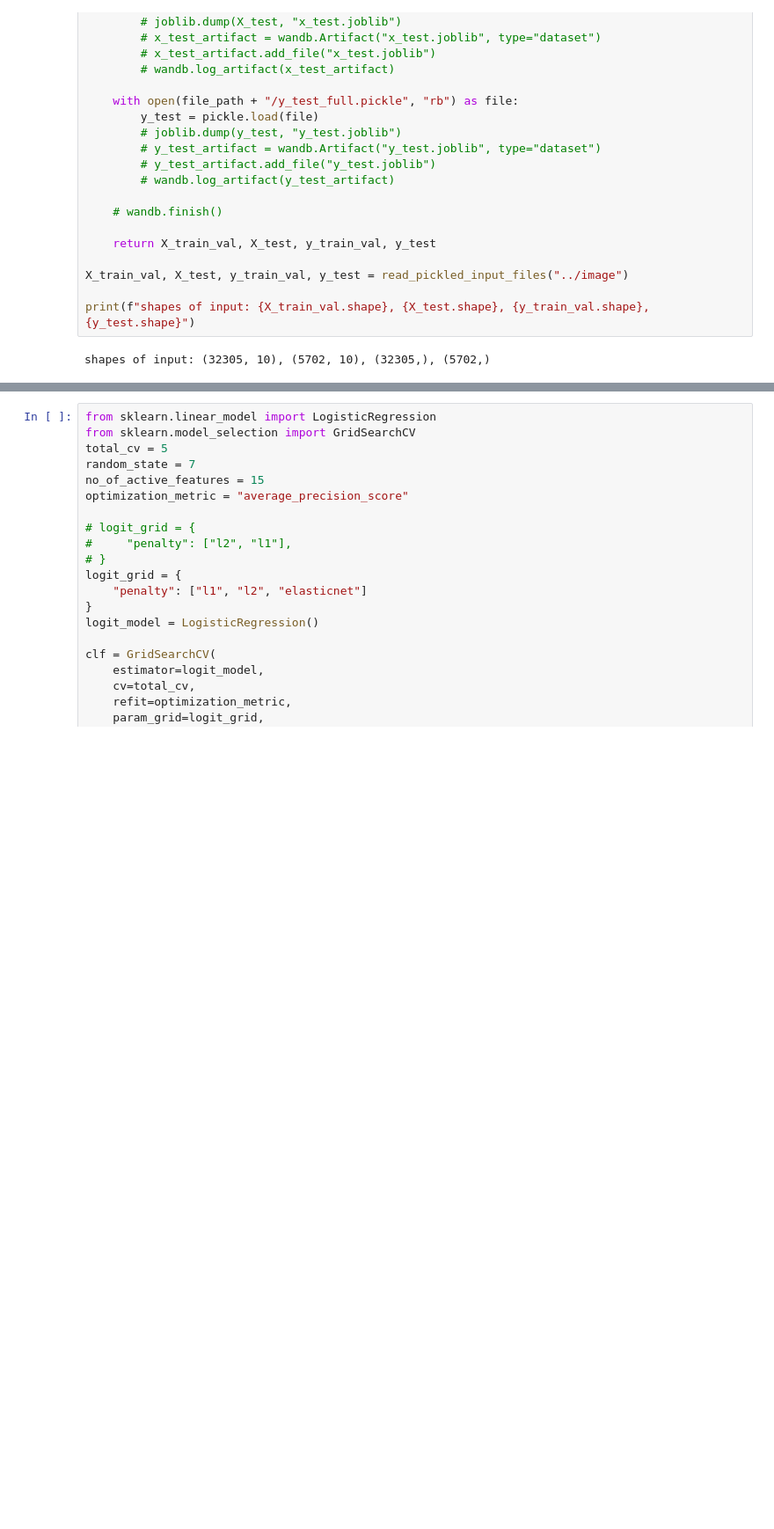
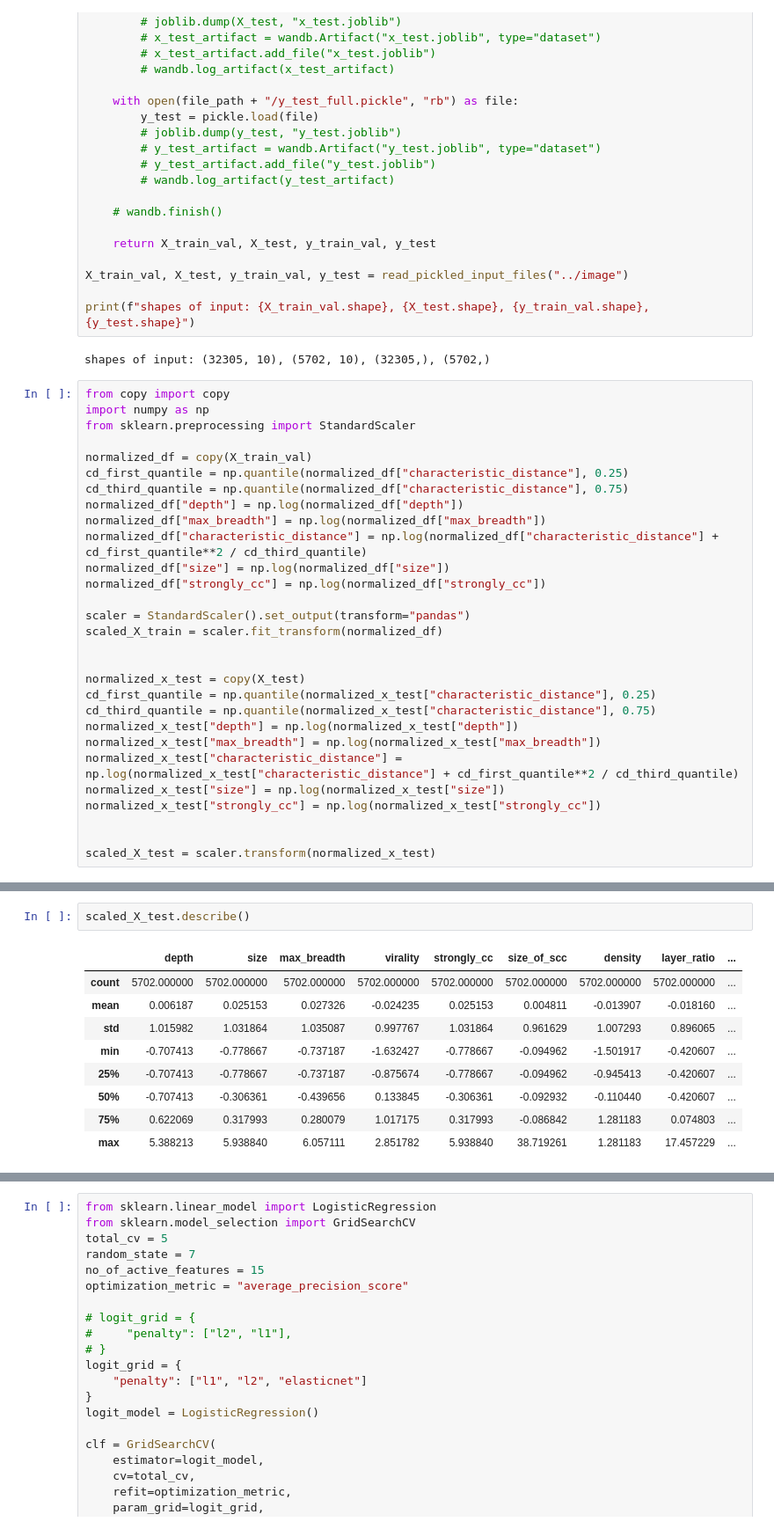
Before and after one commit to istiyaksiddiquee/thesis-work, a Jupyter notebook: RQ2/analysis/analysis.ipynb, the cells around one changed output, grey strips where cells are left out. Shown at 88% size. Cells and saved outputs as stored; diff of their text form; blank space fills up the shorter version.

```diff
--- a/RQ2/analysis/analysis.ipynb
+++ b/RQ2/analysis/analysis.ipynb
@@ -167,6 +167,35 @@ X_train_val, X_test, y_train_val, y_test = read_pickled_input_files("../image")
 print(f"shapes of input: {X_train_val.shape}, {X_test.shape}, {y_train_val.shape}, {y_test.shape}")
 # %% [output]
 shapes of input: (32305, 10), (5702, 10), (32305,), (5702,)
+# %%
+from copy import copy
+import numpy as np
+from sklearn.preprocessing import StandardScaler
+
+normalized_df = copy(X_train_val)
+cd_first_quantile = np.quantile(normalized_df["characteristic_distance"], 0.25)
+cd_third_quantile = np.quantile(normalized_df["characteristic_distance"], 0.75)
+normalized_df["depth"] = np.log(normalized_df["depth"])
+normalized_df["max_breadth"] = np.log(normalized_df["max_breadth"])
+normalized_df["characteristic_distance"] = np.log(normalized_df["characteristic_distance"] + cd_first_quantile**2 / cd_third_quantile)
+normalized_df["size"] = np.log(normalized_df["size"])
+normalized_df["strongly_cc"] = np.log(normalized_df["strongly_cc"])
+
+scaler = StandardScaler().set_output(transform="pandas")
+scaled_X_train = scaler.fit_transform(normalized_df)
+
+
+normalized_x_test = copy(X_test)
+cd_first_quantile = np.quantile(normalized_x_test["characteristic_distance"], 0.25)
+cd_third_quantile = np.quantile(normalized_x_test["characteristic_distance"], 0.75)
+normalized_x_test["depth"] = np.log(normalized_x_test["depth"])
+normalized_x_test["max_breadth"] = np.log(normalized_x_test["max_breadth"])
+normalized_x_test["characteristic_distance"] = np.log(normalized_x_test["characteristic_distance"] + cd_first_quantile**2 / cd_third_quantile)
+normalized_x_test["size"] = np.log(normalized_x_test["size"])
+normalized_x_test["strongly_cc"] = np.log(normalized_x_test["strongly_cc"])
+
+
+scaled_X_test = scaler.transform(normalized_x_test)
 # %%
 from sklearn.metrics import (
     balanced_accuracy_score,
@@ -247,0 +351,12 @@ AttributeError: Can't get attribute 'precision_0' on <module '__main__'>
+# %%
+scaled_X_test.describe()
+# %% [output]
+|  | depth | size | max_breadth | virality | strongly_cc | size_of_scc | density | layer_ratio | ... |
+| count | 5702.000000 | 5702.000000 | 5702.000000 | 5702.000000 | 5702.000000 | 5702.000000 | 5702.000000 | 5702.000000 | ... |
+| mean | 0.006187 | 0.025153 | 0.027326 | -0.024235 | 0.025153 | 0.004811 | -0.013907 | -0.018160 | ... |
+| std | 1.015982 | 1.031864 | 1.035087 | 0.997767 | 1.031864 | 0.961629 | 1.007293 | 0.896065 | ... |
+| min | -0.707413 | -0.778667 | -0.737187 | -1.632427 | -0.778667 | -0.094962 | -1.501917 | -0.420607 | ... |
+| 25% | -0.707413 | -0.778667 | -0.737187 | -0.875674 | -0.778667 | -0.094962 | -0.945413 | -0.420607 | ... |
+| 50% | -0.707413 | -0.306361 | -0.439656 | 0.133845 | -0.306361 | -0.092932 | -0.110440 | -0.420607 | ... |
+| 75% | 0.622069 | 0.317993 | 0.280079 | 1.017175 | 0.317993 | -0.086842 | 1.281183 | 0.074803 | ... |
+| max | 5.388213 | 5.938840 | 6.057111 | 2.851782 | 5.938840 | 38.719261 | 1.281183 | 17.457229 | ... |
```
Also changed, not shown: parts of 10 cells of this notebook, 3 other files.
